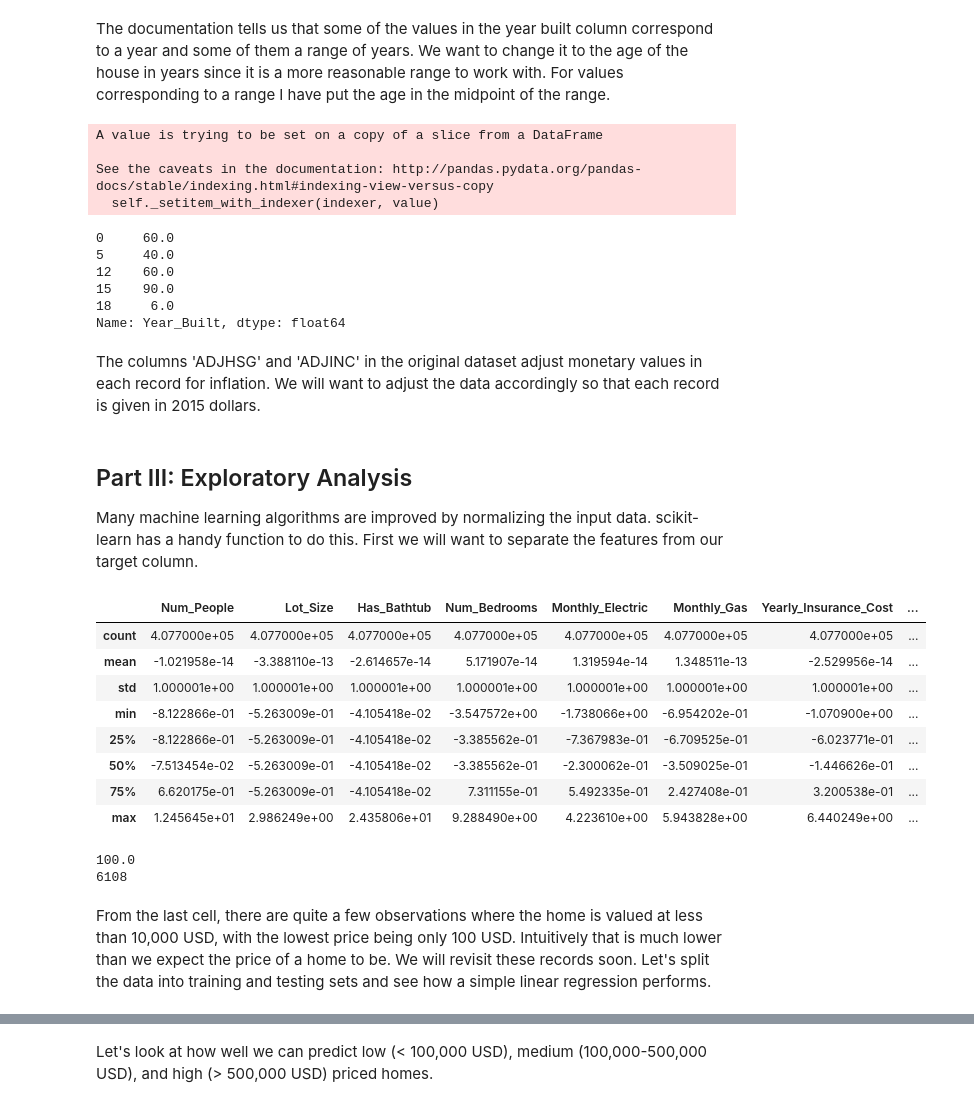
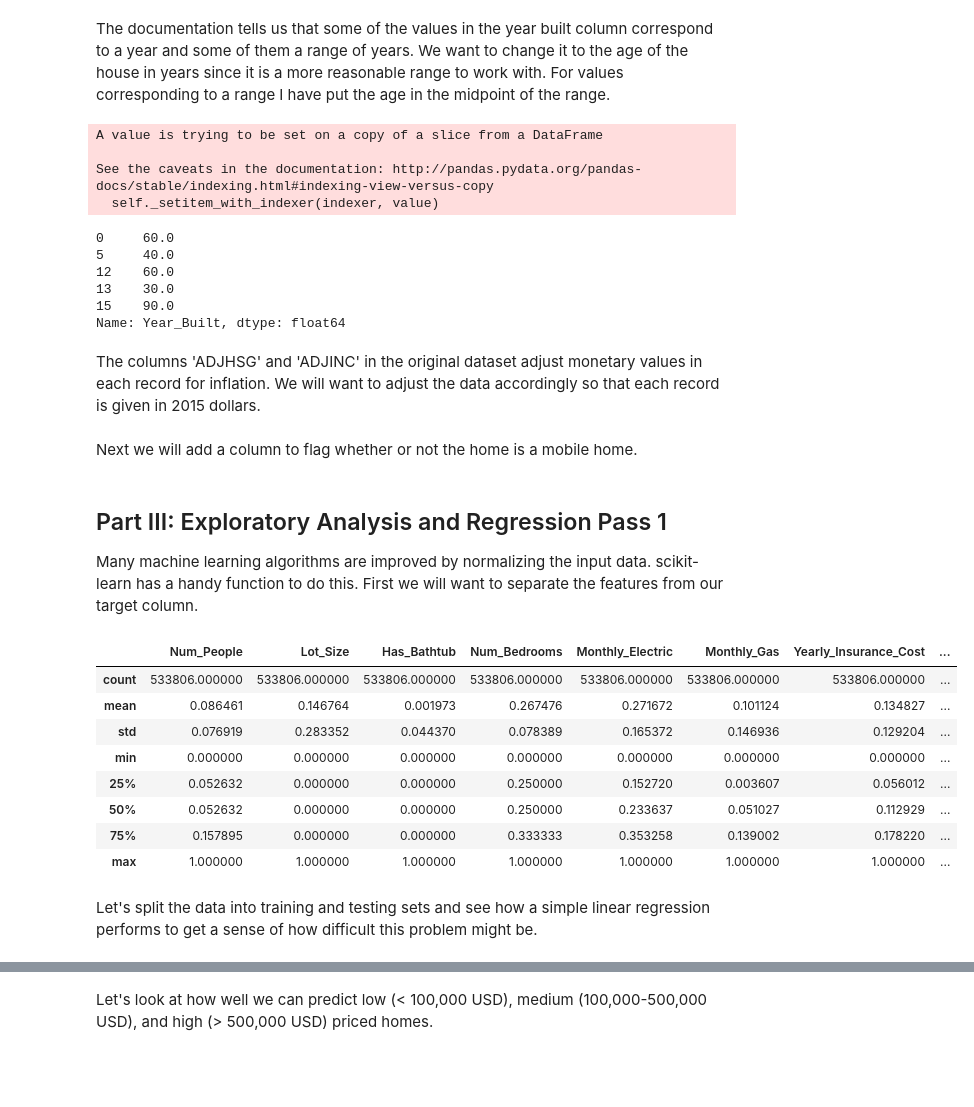
Before and after one commit to hbrumley/Home_Value_Analysis, a Jupyter notebook: Capstone_Housing.ipynb, the cells around one changed output, grey strips where cells are left out. Drawn from its saved outputs; the diff is of its cells as text; code cells hidden in the pictures; blank space fills up the shorter version.

Commit message:
Added data wrangling writeup and updated notebook with feature engineering

```diff
--- a/Capstone_Housing.ipynb
+++ b/Capstone_Housing.ipynb
@@ -21,12 +22,11 @@ dat = pd.concat([pd.read_csv('ss15hnd.csv'), pd.read_csv('ss15hny.csv'),
 dat.rename(columns = {"insp": "INSP"}, inplace = True)
 # %%
 colnames = ["ST", "NP", "ACR", "BATH", "BDSP", "ELEP", "GASP", "INSP",
-              "RMSP", "RWAT", "SINK", "VALP", "VEH", "WATP", "YBL",
-              "FINCP", "HINCP"]
+              "RMSP", "RWAT", "SINK", "VALP", "VEH", "WATP", "YBL", "HINCP"]
 readable_names = ["State", "Num_People", "Lot_Size", "Has_Bathtub", "Num_Bedrooms",
                   "Monthly_Electric", "Monthly_Gas", "Yearly_Insurance_Cost", "Num_Rooms",
                   "Has_Hot_Water", "Has_Sink", "Price", "Num_Vehicles",
-                  "Yearly_Water", "Year_Built", "Family_Income", "Household_Income"]
+                  "Yearly_Water", "Year_Built", "Household_Income"]
 
 cols = dat[colnames]
 
@@ -90,8 +90,8 @@ See the caveats in the documentation: http://pandas.pydata.org/pandas-docs/stabl
 0     60.0
 5     40.0
 12    60.0
+13    30.0
 15    90.0
-18     6.0
 Name: Year_Built, dtype: float64
 # %%
 cols.rename(columns={"Year_Built":"Age"}, inplace = True)
@@ -101,10 +101,13 @@ The columns 'ADJHSG' and 'ADJINC' in the original dataset adjust monetary values
 for col in ["Monthly_Electric", "Monthly_Gas", "Yearly_Insurance_Cost", "Yearly_Water"]:
     cols.loc[:,col] *= dat.loc[cols.index, 'ADJHSG'] * 10**-6
 
-for col in ["Family_Income", "Household_Income"]:
-    cols.loc[:,col] *= dat.loc[cols.index, 'ADJINC'] * 10**-6
+cols.Household_Income *= dat.loc[cols.index, 'ADJINC'] * 10**-6
+# %% [markdown]
+Next we will add a column to flag whether or not the home is a mobile home.
+# %%
+cols['Mobile_Home'] = pd.Series(dat.BLD == 1, dtype = 'int')
 # %% [markdown]
-## Part III: Exploratory Analysis
+## Part III: Exploratory Analysis and Regression Pass 1
 
 Many machine learning algorithms are improved by normalizing the input data. scikit-learn has a handy function to do this. First we will want to separate the features from our target column.
 # %%
@@ -113,27 +116,21 @@ Y = cols.Price
 X_names = [c for c in cols.columns if c != "Price"]
 X = cols[X_names]
 # %%
-X = pd.DataFrame(preprocessing.scale(X))
+X = pd.DataFrame(preprocessing.minmax_scale(X))
 X.columns = X_names
 X.describe()
 # %% [output]
 |  | Num_People | Lot_Size | Has_Bathtub | Num_Bedrooms | Monthly_Electric | Monthly_Gas | Yearly_Insurance_Cost | ... |
-| count | 4.077000e+05 | 4.077000e+05 | 4.077000e+05 | 4.077000e+05 | 4.077000e+05 | 4.077000e+05 | 4.077000e+05 | ... |
-| mean | -1.021958e-14 | -3.388110e-13 | -2.614657e-14 | 5.171907e-14 | 1.319594e-14 | 1.348511e-13 | -2.529956e-14 | ... |
-| std | 1.000001e+00 | 1.000001e+00 | 1.000001e+00 | 1.000001e+00 | 1.000001e+00 | 1.000001e+00 | 1.000001e+00 | ... |
-| min | -8.122866e-01 | -5.263009e-01 | -4.105418e-02 | -3.547572e+00 | -1.738066e+00 | -6.954202e-01 | -1.070900e+00 | ... |
-| 25% | -8.122866e-01 | -5.263009e-01 | -4.105418e-02 | -3.385562e-01 | -7.367983e-01 | -6.709525e-01 | -6.023771e-01 | ... |
-| 50% | -7.513454e-02 | -5.263009e-01 | -4.105418e-02 | -3.385562e-01 | -2.300062e-01 | -3.509025e-01 | -1.446626e-01 | ... |
-| 75% | 6.620175e-01 | -5.263009e-01 | -4.105418e-02 | 7.311155e-01 | 5.492335e-01 | 2.427408e-01 | 3.200538e-01 | ... |
-| max | 1.245645e+01 | 2.986249e+00 | 2.435806e+01 | 9.288490e+00 | 4.223610e+00 | 5.943828e+00 | 6.440249e+00 | ... |
+| count | 533806.000000 | 533806.000000 | 533806.000000 | 533806.000000 | 533806.000000 | 533806.000000 | 533806.000000 | ... |
+| mean | 0.086461 | 0.146764 | 0.001973 | 0.267476 | 0.271672 | 0.101124 | 0.134827 | ... |
+| std | 0.076919 | 0.283352 | 0.044370 | 0.078389 | 0.165372 | 0.146936 | 0.129204 | ... |
+| min | 0.000000 | 0.000000 | 0.000000 | 0.000000 | 0.000000 | 0.000000 | 0.000000 | ... |
+| 25% | 0.052632 | 0.000000 | 0.000000 | 0.250000 | 0.152720 | 0.003607 | 0.056012 | ... |
+| 50% | 0.052632 | 0.000000 | 0.000000 | 0.250000 | 0.233637 | 0.051027 | 0.112929 | ... |
+| 75% | 0.157895 | 0.000000 | 0.000000 | 0.333333 | 0.353258 | 0.139002 | 0.178220 | ... |
+| max | 1.000000 | 1.000000 | 1.000000 | 1.000000 | 1.000000 | 1.000000 | 1.000000 | ... |
-# %%
-print(Y.min())
-print(sum(Y < 10000))
-# %% [output]
-100.0
-6108
-# %% [markdown]
-From the last cell, there are quite a few observations where the home is valued at less than 10,000 USD, with the lowest price being only 100 USD. Intuitively that is much lower than we expect the price of a home to be. We will revisit these records soon. Let's split the data into training and testing sets and see how a simple linear regression performs.
+# %% [markdown]
+Let's split the data into training and testing sets and see how a simple linear regression performs to get a sense of how difficult this problem might be.
 # %%
 #split into test and train
 ttsplit = model_selection.train_test_split
```
Also changed, not shown: parts of 45 cells of this notebook, 1 other file.
